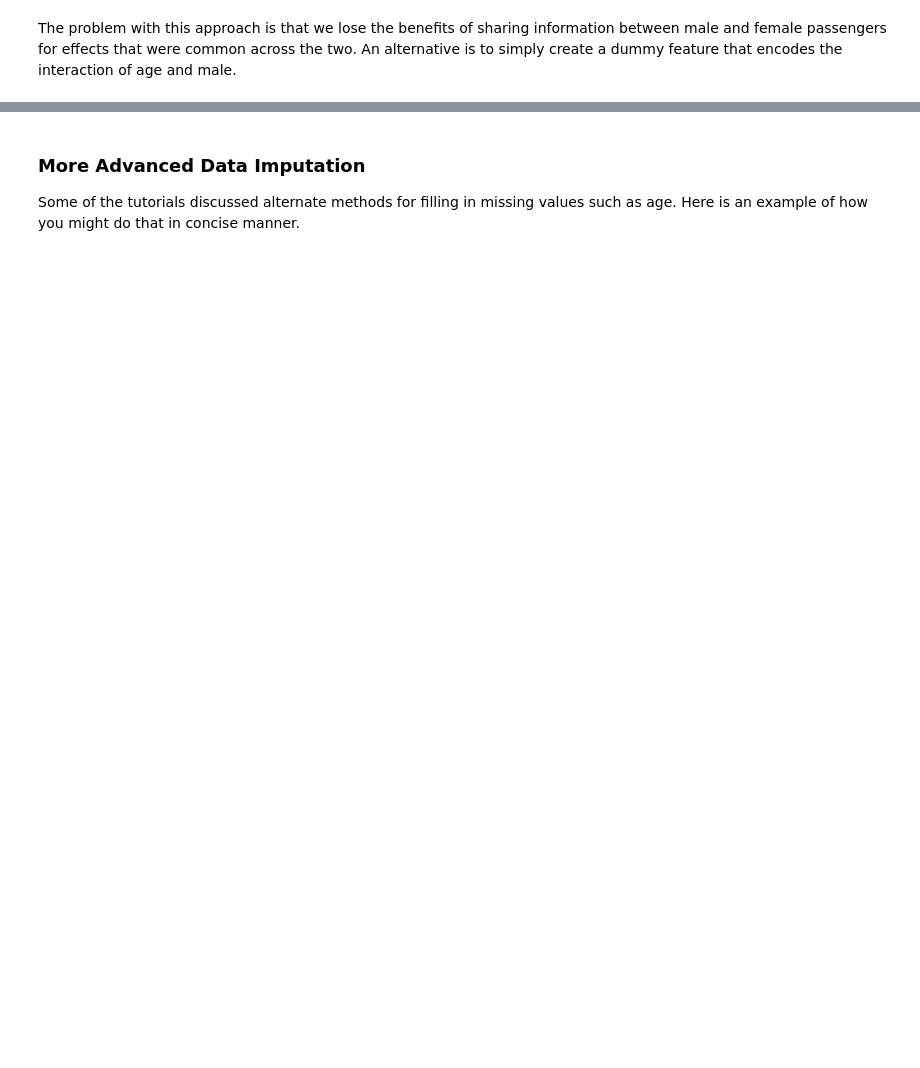
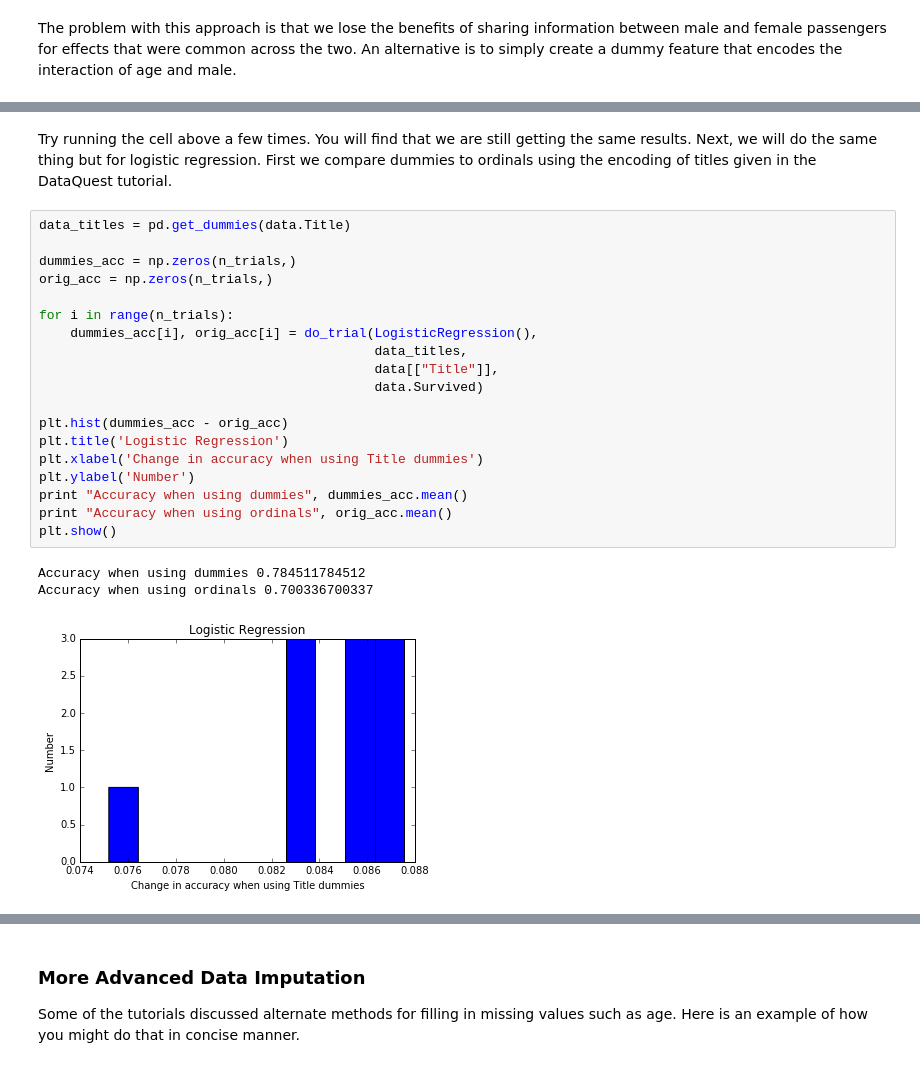
Before and after one commit to paulruvolo/DataScience16, a Jupyter notebook: inclass/day13/model_iteration_2_debrief.ipynb, the cells around one changed output, grey strips where cells are left out. Saved outputs shown, nothing was run; the diff lists cells and outputs as text; blank space fills up the shorter version.

```diff
--- a/inclass/day13/model_iteration_2_debrief.ipynb
+++ b/inclass/day13/model_iteration_2_debrief.ipynb
@@ -393,0 +466,25 @@ This is a specific example of a broader need to consider feature engineering wit
+# %% [markdown]
+Try running the cell above a few times.  You will find that we are still getting the same results.  Next, we will do the same thing but for logistic regression.  First we compare dummies to ordinals using the encoding of titles given in the DataQuest tutorial.
+# %%
+data_titles = pd.get_dummies(data.Title)
+
+dummies_acc = np.zeros(n_trials,)
+orig_acc = np.zeros(n_trials,)
+
+for i in range(n_trials):
+    dummies_acc[i], orig_acc[i] = do_trial(LogisticRegression(),
+                                           data_titles,
+                                           data[["Title"]],
+                                           data.Survived)
+
+plt.hist(dummies_acc - orig_acc)
+plt.title('Logistic Regression')
+plt.xlabel('Change in accuracy when using Title dummies')
+plt.ylabel('Number')
+print "Accuracy when using dummies", dummies_acc.mean()
+print "Accuracy when using ordinals", orig_acc.mean()
+plt.show()
+# %% [output]
+Accuracy when using dummies 0.784511784512
+Accuracy when using ordinals 0.700336700337
+[figure, added]
```
Also changed, not shown: parts of 21 cells of this notebook.
